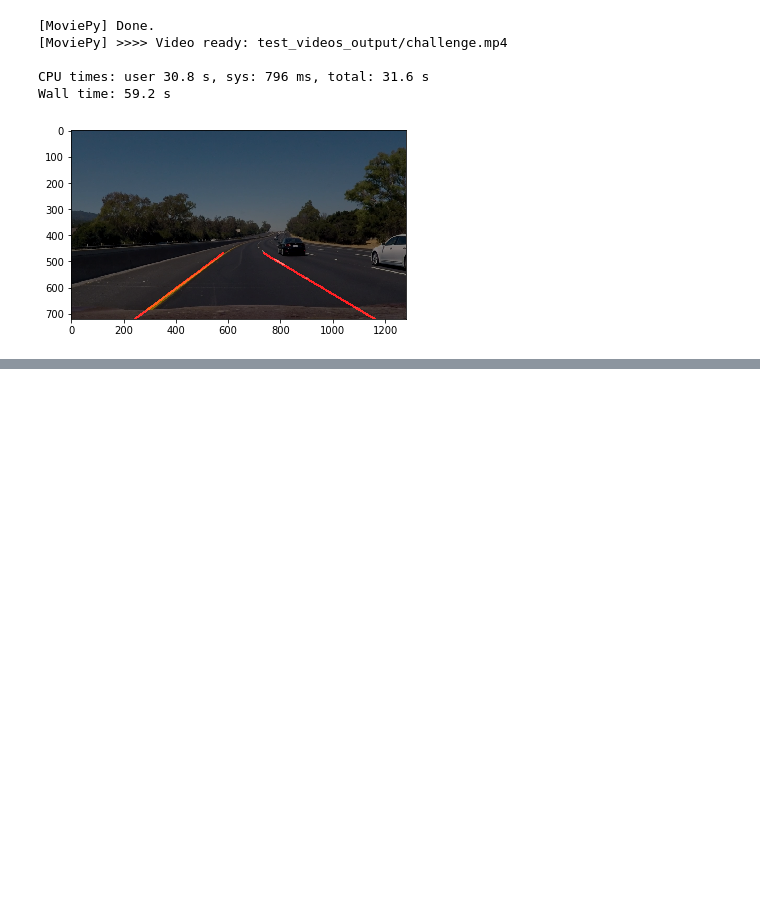
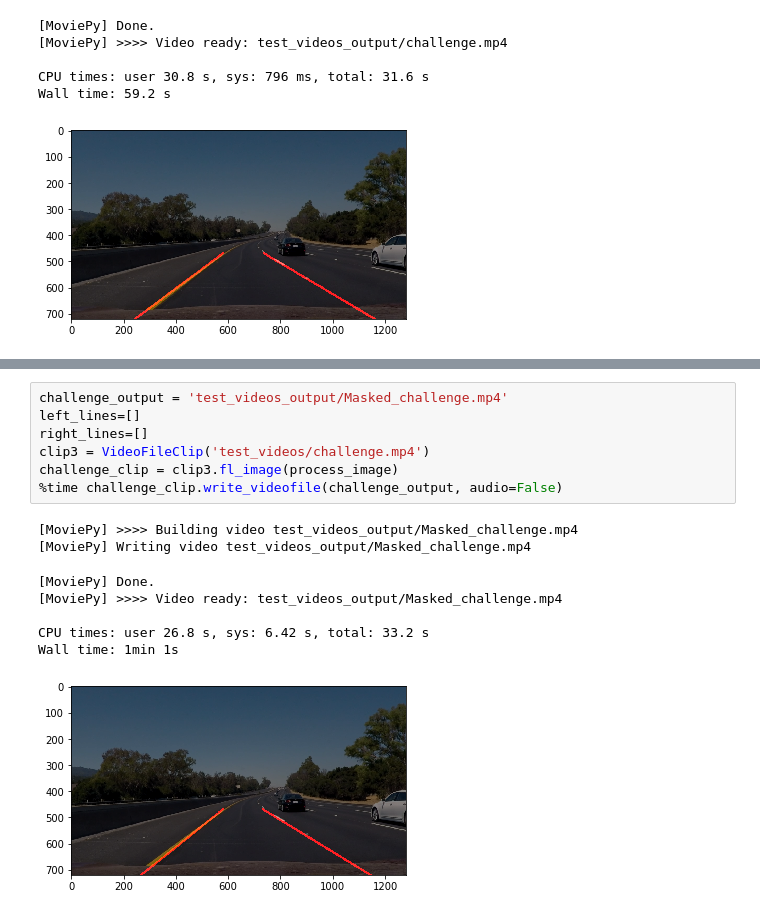
Before and after one commit to imayank/Finding-Lane-Lines-on-the-Road, a Jupyter notebook: FindingLanes.ipynb, the cells around one changed output, grey strips where cells are left out. Cells and saved outputs as stored; diff of their text form; blank space fills up the shorter version.

```diff
--- a/FindingLanes.ipynb
+++ b/FindingLanes.ipynb
@@ -485,0 +585,16 @@ HTML("""
+# %%
+challenge_output = 'test_videos_output/Masked_challenge.mp4'
+left_lines=[]
+right_lines=[]
+clip3 = VideoFileClip('test_videos/challenge.mp4')
+challenge_clip = clip3.fl_image(process_image)
+%time challenge_clip.write_videofile(challenge_output, audio=False)
+# %% [output]
+[MoviePy] >>>> Building video test_videos_output/Masked_challenge.mp4
+[MoviePy] Writing video test_videos_output/Masked_challenge.mp4
+[MoviePy] Done.
+[MoviePy] >>>> Video ready: test_videos_output/Masked_challenge.mp4
+
+CPU times: user 26.8 s, sys: 6.42 s, total: 33.2 s
+Wall time: 1min 1s
+[figure, added]
```
Also changed, not shown: parts of 14 cells of this notebook, 28 other files.
